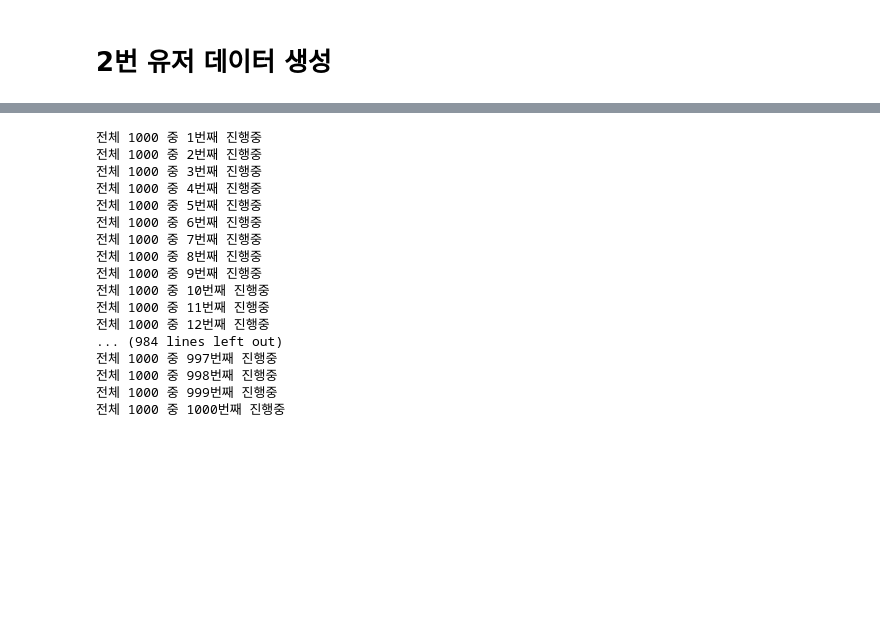
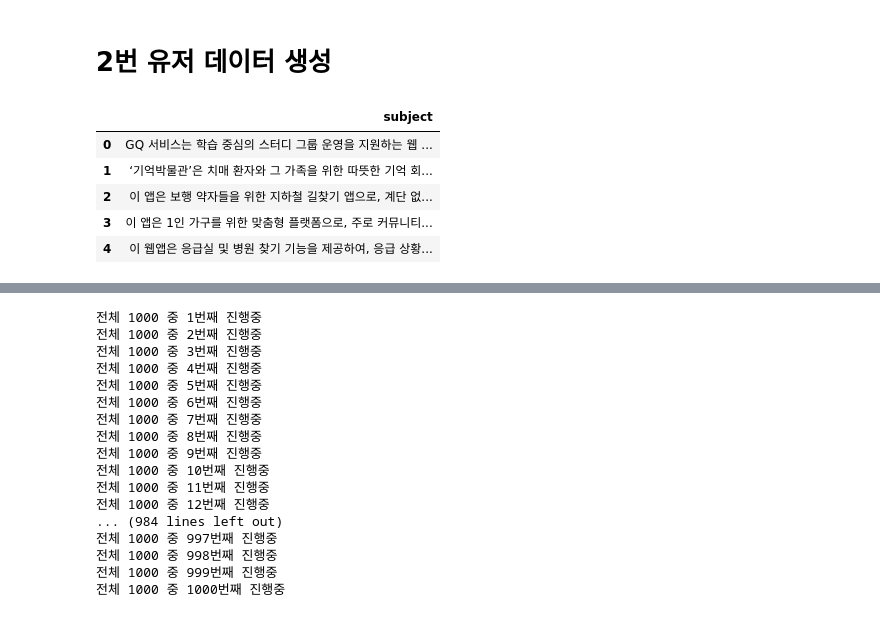
Before and after one commit to onxtorlo/HKtoss-backup-repo, a Jupyter notebook: Test Case/unsloth_finetuning/1.new_dataset_create.ipynb, the cells around one changed output, grey strips where cells are left out. Cells and saved outputs as stored; diff of their text form; code cells hidden in the pictures; blank space fills up the shorter version.

```diff
--- a/Test Case/unsloth_finetuning/1.new_dataset_create.ipynb
+++ b/Test Case/unsloth_finetuning/1.new_dataset_create.ipynb
@@ -107,3 +107,13 @@ slack_alarm.send_notification("출력 완료")
 True
 # %% [markdown]
 # 2번 유저 데이터 생성
+# %%
+df = pd.read_csv('data/1.subject_processing_com_euc-kr.csv', encoding = 'euc-kr')
+df.head()
+# %% [output]
+|  | subject |
+| 0 | GQ 서비스는 학습 중심의 스터디 그룹 운영을 지원하는 웹 ... |
+| 1 | ‘기억박물관’은 치매 환자와 그 가족을 위한 따뜻한 기억 회... |
+| 2 | 이 앱은 보행 약자들을 위한 지하철 길찾기 앱으로, 계단 없... |
+| 3 | 이 앱은 1인 가구를 위한 맞춤형 플랫폼으로, 주로 커뮤니티... |
+| 4 | 이 웹앱은 응급실 및 병원 찾기 기능을 제공하여, 응급 상황... |
```
Also changed, not shown: parts of 13 cells of this notebook, 14 other files.
